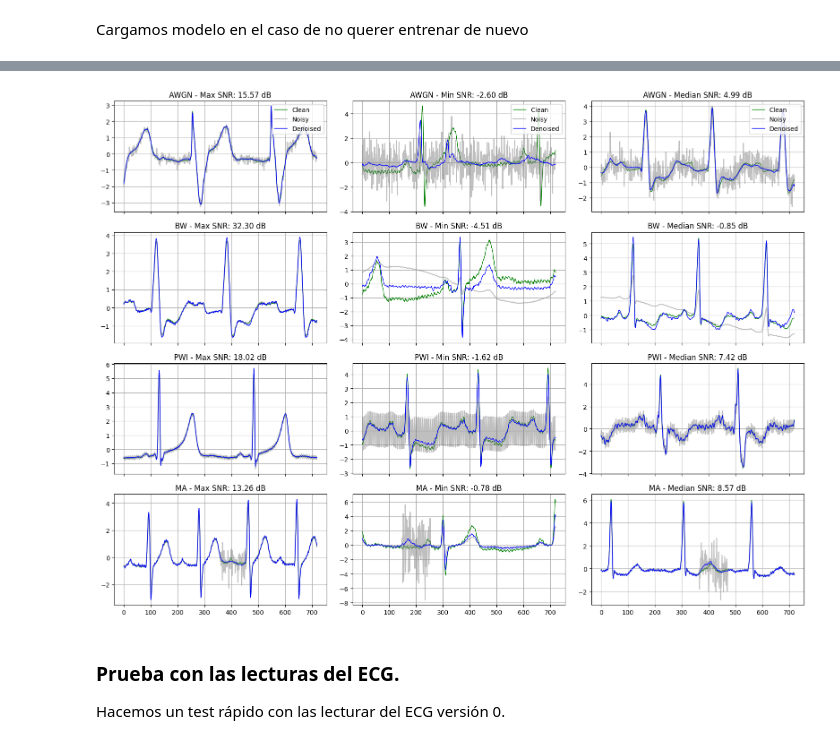
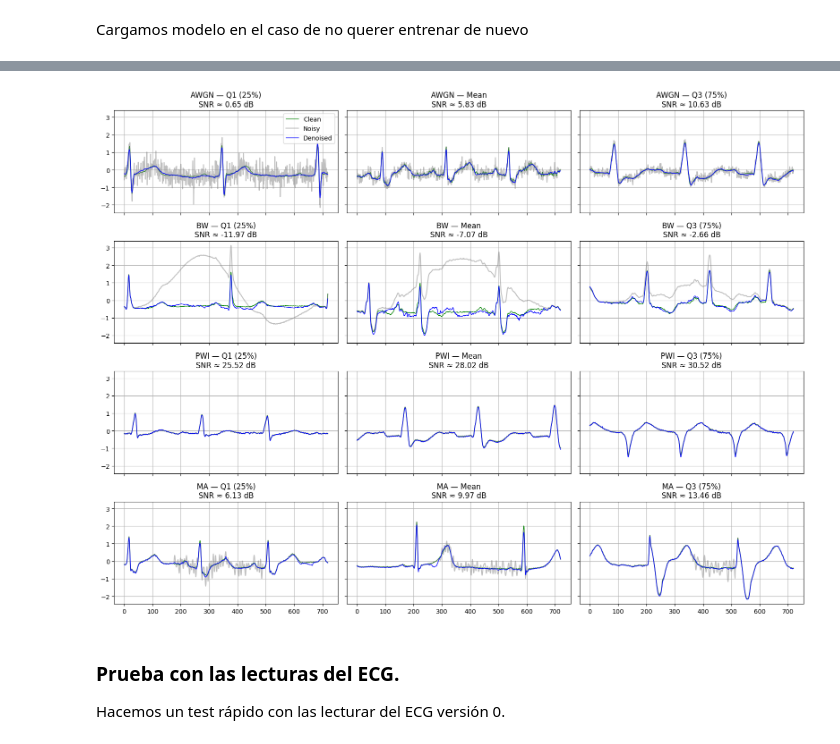
Before and after one commit to xTemuko/unet_ecg, a Jupyter notebook: unet_ecg_denoise_v0.ipynb, the cells around one changed output, grey strips where cells are left out. Saved outputs shown, nothing was run; the diff lists cells and outputs as text; code cells hidden in the pictures.

```diff
--- a/unet_ecg_denoise_v0.ipynb
+++ b/unet_ecg_denoise_v0.ipynb
@@ -405,7 +405,7 @@ def add_baseline_wander(signal, sampling_rate=360):
 
 def add_muscle_artifact(signal, sampling_rate=360):
     N = len(signal)                  # aquí N = 720
-    dur_s = np.random.uniform(0.1, 1.5)
+    dur_s = np.random.uniform(0.1, 1.2)
     duration = int(dur_s * sampling_rate)
     start = np.random.randint(0, N - duration)
 
@@ -415,7 +415,7 @@ def add_muscle_artifact(signal, sampling_rate=360):
     for _ in range(10):
         freq  = np.random.uniform(10, 50)
         phase = np.random.uniform(0, 2*np.pi)
-        amp   = np.random.uniform(0.05, 0.5)
+        amp   = np.random.uniform(0.05, 0.2)
         artifact += amp * np.sin(2*np.pi * freq * t + phase)
 
     out = signal.copy()
@@ -801,48 +777,55 @@ PWI         10.989584  18.021017
 
 df_snr["Index"] = df_snr.index
 
-
 selected_indices = []
 
 
 for noise_type, group in df_snr.groupby("Noise_Type"):
-    idx_min = group.loc[group["SNR_dB"].idxmin(), "Index"]
-    idx_max = group.loc[group["SNR_dB"].idxmax(), "Index"]
-    idx_med = group.iloc[(group["SNR_dB"] - group["SNR_dB"].median()).abs().argsort().iloc[0]]["Index"]  # más cercana a la mediana
 
-    selected_indices.append((noise_type, int(idx_max), "Max"))
-    selected_indices.append((noise_type, int(idx_min), "Min"))
-    selected_indices.append((noise_type, int(idx_med), "Median"))
+    q1_val   = group["SNR_dB"].quantile(0.25)
+    mean_val = group["SNR_dB"].mean()
+    q3_val   = group["SNR_dB"].quantile(0.75)
+
+
+    idx_q1   = group.iloc[(group["SNR_dB"] - q1_val  ).abs().argsort().iloc[0]]["Index"]
+    idx_mean = group.iloc[(group["SNR_dB"] - mean_val).abs().argsort().iloc[0]]["Index"]
+    idx_q3   = group.iloc[(group["SNR_dB"] - q3_val  ).abs().argsort().iloc[0]]["Index"]
+
+    selected_indices.append((noise_type, int(idx_q1),   "Q1 (25%)"))
+    selected_indices.append((noise_type, int(idx_mean), "Mean"))
+    selected_indices.append((noise_type, int(idx_q3),   "Q3 (75%)"))
 
 
 noise_types_order = ["AWGN", "BW", "PWI", "MA"]
-labels_order = ["Max", "Min", "Median"]
-n_rows = len(noise_types_order)
-n_cols = len(labels_order)
+labels_order      = ["Q1 (25%)", "Mean", "Q3 (75%)"]
 
-fig, axes = plt.subplots(n_rows, n_cols, figsize=(16, 12), sharex=True)
-
+fig, axes = plt.subplots(
+    nrows=len(noise_types_order),
+    ncols=len(labels_order),
+    figsize=(16, 12),
+    sharex=True, sharey=True
+)
 
 for noise_type in noise_types_order:
     for col_idx, label in enumerate(labels_order):
-        match = [(nt, idx, lbl) for nt, idx, lbl in selected_indices if nt == noise_type and lbl == label]
-        if match:
-            _, idx, _ = match[0]
-            clean = y_val[idx].squeeze()
-            noisy = X_val[idx].squeeze()
-            denoised = model.predict(X_val[idx:idx+1])[0].squeeze()
-            snr = df_snr.loc[idx, "SNR_dB"]
 
-            ax = axes[noise_types_order.index(noise_type), col_idx]
-            ax.plot(clean, label="Clean", color="green", linewidth=1)
-            ax.plot(noisy, label="Noisy", color="gray", alpha=0.5)
-            ax.plot(denoised, label="Denoised", color="blue", linewidth=1)
-            ax.set_title(f"{noise_type} - {label} SNR: {snr:.2f} dB")
-            ax.grid(True)
+        idx = next(idx for nt, idx, lbl in selected_indices
+                   if nt == noise_type and lbl == label)
 
+        clean    = y_val[idx].squeeze()
+        noisy    = X_val[idx].squeeze()
+        denoised = model.predict(X_val[idx:idx+1])[0].squeeze()
+        snr      = df_snr.loc[idx, "SNR_dB"]
 
-for ax in axes[0]:
-    ax.legend(loc='upper right')
+        ax = axes[noise_types_order.index(noise_type), col_idx]
+        ax.plot(clean,    label="Clean",    color="green", linewidth=1)
+        ax.plot(noisy,    label="Noisy",    color="gray",  alpha=0.5)
+        ax.plot(denoised, label="Denoised", color="blue",  linewidth=1)
+        ax.set_title(f"{noise_type} — {label}\nSNR ≈ {snr:.2f} dB")
+        ax.grid(True)
+
+# solo una leyenda general
+axes[0,0].legend(loc="upper right")
 
 plt.tight_layout()
 plt.show()
@@ -862,4 +845,4 @@ plt.show()
-[figure, old version]
+[figure, new version]
 # %% [markdown]
 ### Prueba con las lecturas del ECG.
 
```
Also changed, not shown: parts of 13 cells of this notebook.
